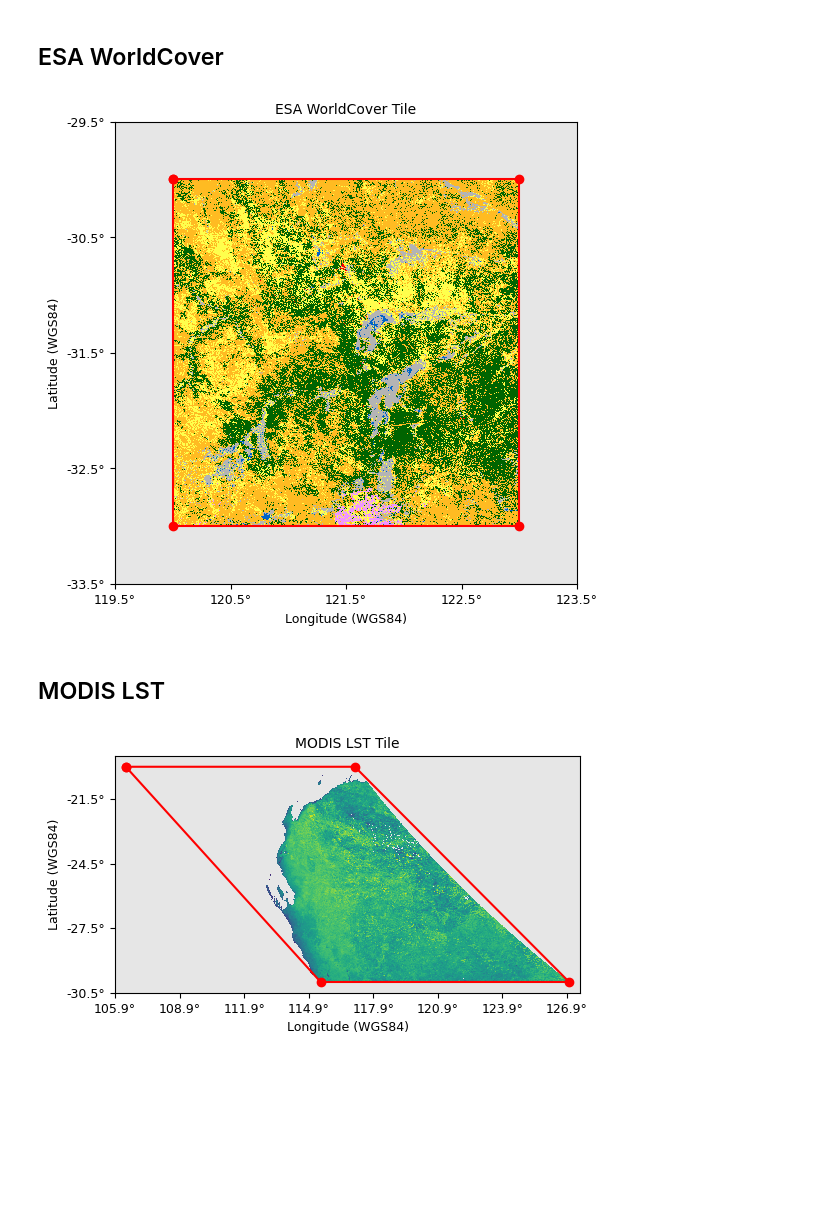
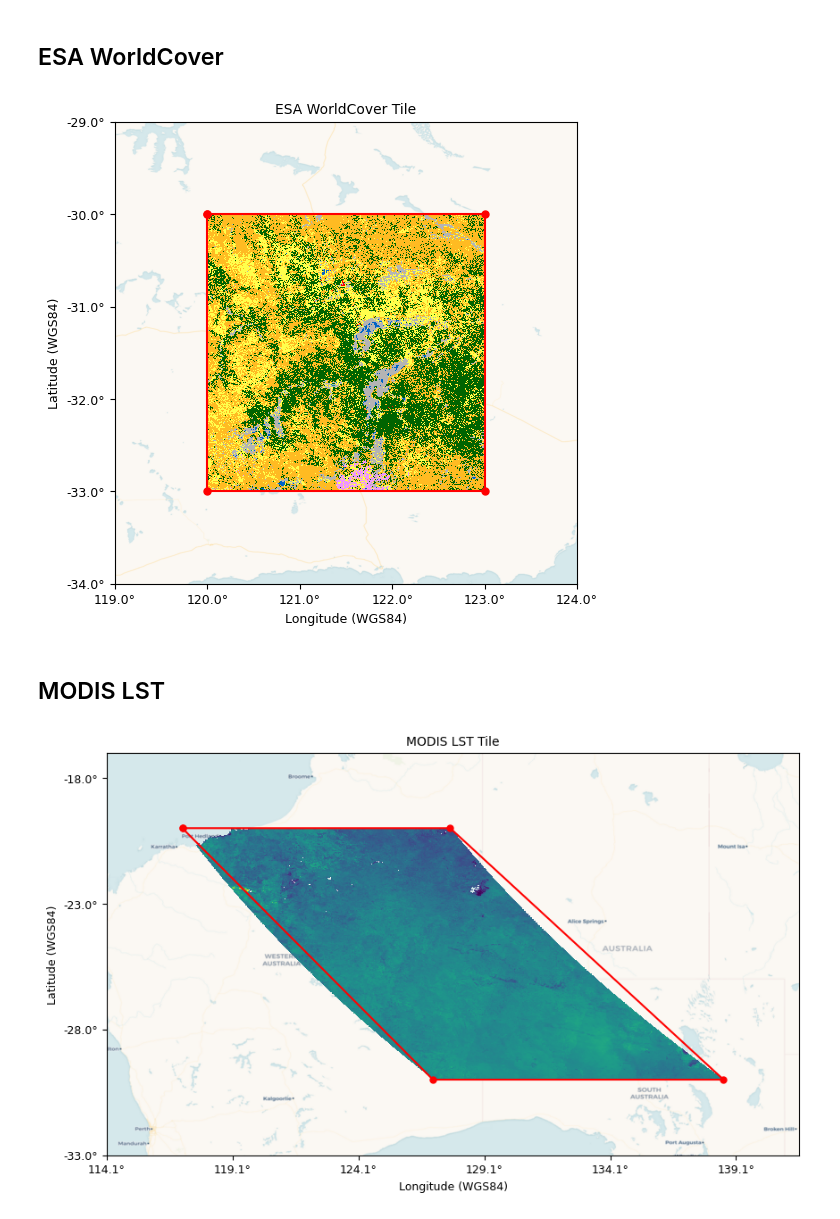
Before and after one commit to pjhartzell/stac-footprint, a Jupyter notebook: stac-footprint-images.ipynb, the cells around one changed output. Saved outputs shown, nothing was run; the diff lists cells and outputs as text; code cells hidden in the pictures; blank space fills up the shorter version.

```diff
--- a/stac-footprint-images.ipynb
+++ b/stac-footprint-images.ipynb
@@ -62,18 +63,20 @@ def manual_footprint(href: str) -> List[List[float]]:
 def plot_data_and_footprint(
         data_array,
         transform,
+        crs,
         cmap,
         vmin,
         vmax,
+        footprint_xs,
+        footprint_ys,
+        figsize,
         xlim,
         ylim,
         tick_spacing,
-        footprint_xs,
-        footprint_ys,
         title,
     ):
-    fig, ax = plt.subplots(figsize=(6, 6))
-    ax.set_facecolor((0.9, 0.9, 0.9))
+    fig, ax = plt.subplots(figsize=figsize)
+    # ax.set_facecolor((0.9, 0.9, 0.9))
     ax.set_xlim(xlim)
     ax.set_ylim(ylim)
     ax.xaxis.set_major_formatter("{x:0.1f}°")
@@ -92,6 +95,8 @@ def plot_data_and_footprint(
     # ax.spines["bottom"].set_visible(False)
     # ax.spines["left"].set_visible(False)
 
+    cx.add_basemap(ax, crs=crs, source=cx.providers.CartoDB.Voyager, attribution=False)
+
     if data_array is not None:
         rasterio.plot.show(
             data_array,
@@ -103,8 +108,8 @@ def plot_data_and_footprint(
             interpolation="nearest",
         )
 
-    ax.plot(footprint_xs, footprint_ys, color="red", marker="o", markerfacecolor="red")
-    plt.show()
+    ax.plot(footprint_xs, footprint_ys, color="red", marker="o", markerfacecolor="red", markersize=5)
+    return ax
 # %% [markdown]
 ## ESA WorldCover
 # %%
@@ -122,29 +127,40 @@ cmap = ListedColormap([np.array(colormap_def[i]) / 255 for i in range(len(colorm
 vmin = 0
 vmax = (len(colormap_def) - 1)
 
-xlim = [bounds[0] - 0.5, bounds[2] + 0.5]
-ylim = [bounds[1] - 0.5, bounds[3] + 0.5]
+offset = 1
+xlim = [bounds[0] - offset, bounds[2] + offset]
+ylim = [bounds[1] - offset, bounds[3] + offset]
+tick_spacing = 1
 
 xs, ys = zip(*footprint_coordinates)
 
-plot_data_and_footprint(
+ax = plot_data_and_footprint(
     data_array=data_array,
     transform=transform,
+    crs=crs,
     cmap=cmap,
     vmin=vmin,
     vmax=vmax,
+    footprint_xs=xs,
+    footprint_ys=ys,
+    figsize=(6,6),
     xlim=xlim,
     ylim=ylim,
-    footprint_xs=xs,
-    footprint_ys=ys,
+    tick_spacing=tick_spacing,
     title="ESA WorldCover Tile",
 )
+
+plt.show()
 # %% [output]
-[figure, old version]
+[figure, new version]
 # %% [markdown]
 ## MODIS LST
 # %%
-modis_lst = "data/modis/MYD11A2/MYD11A2.A2023049.h28v11.061.2023059153505_LST_Day_1km.tif"
+modis_lst = "data/modis/MYD11A2/MYD11A2.A2023049.h28v11.061.2023059153505/MYD11A2.A2023049.h28v11.061.2023059153505_LST_Day_1km.tif"
+modis_lst = "data/modis/MYD11A2/MYD11A2.A2023049.h12v02.061.2023059154534/MYD11A2.A2023049.h12v02.061.2023059154534_LST_Day_1km.tif"
+modis_lst = "data/modis/MYD11A2/MYD11A2.A2023049.h12v04.061.2023059153953/MYD11A2.A2023049.h12v04.061.2023059153953_LST_Day_1km.tif"
+modis_lst = "data/modis/MYD11A2/MYD11A2.A2023049.h12v12.061.2023059153602/MYD11A2.A2023049.h12v12.061.2023059153602_LST_Day_1km.tif"
+modis_lst = "data/modis/MYD11A2/MOD11A2.A2023049.h29v11.061.2023059153030/MOD11A2.A2023049.h29v11.061.2023059153030_LST_Day_1km.tif"
 modis_lst_wgs84 = project_to_wgs84(modis_lst)
 
 with rasterio.open(modis_lst_wgs84) as src:
@@ -158,27 +174,32 @@ footprint_coordinates = manual_footprint(modis_lst)
 # %%
 masked_data_array = np.ma.masked_where(data_array==nodata, data_array)
 cmap = "viridis"
 vmin = np.min(masked_data_array)
 vmax = np.max(masked_data_array)
 
-xlim = [bounds[0] - 0.5, bounds[2] + 0.5]
-ylim = [bounds[1] - 0.5, bounds[3] + 0.5]
-tick_spacing = 3
+offset = 3
+xlim = [bounds[0] - offset, bounds[2] + offset]
+ylim = [bounds[1] - offset, bounds[3] + offset]
+tick_spacing = 5
 
 xs, ys = zip(*footprint_coordinates)
 
-plot_data_and_footprint(
+ax = plot_data_and_footprint(
     data_array=masked_data_array,
     transform=transform,
+    crs="EPSG:4326",
     cmap=cmap,
     vmin=vmin,
     vmax=vmax,
+    footprint_xs=xs,
+    footprint_ys=ys,
+    figsize=(10, 10),
     xlim=xlim,
     ylim=ylim,
     tick_spacing=tick_spacing,
-    footprint_xs=xs,
-    footprint_ys=ys,
     title="MODIS LST Tile",
 )
+
+plt.show()
 # %% [output]
-[figure, old version]
+[figure, new version]
```
Also changed, not shown: parts of 1 cell of this notebook, 2 other files.
